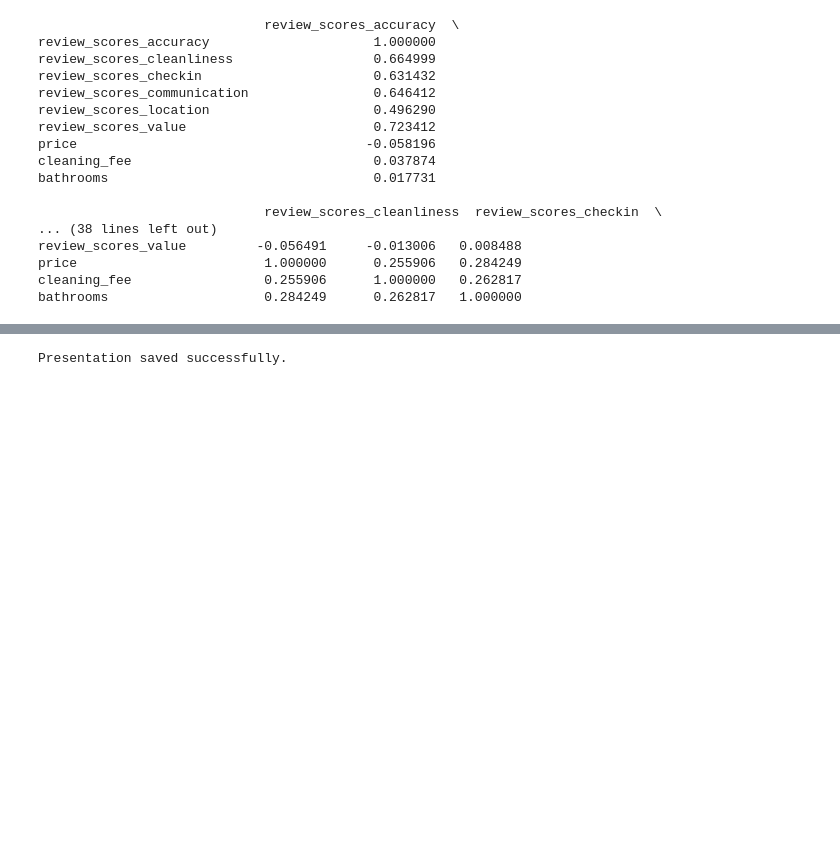
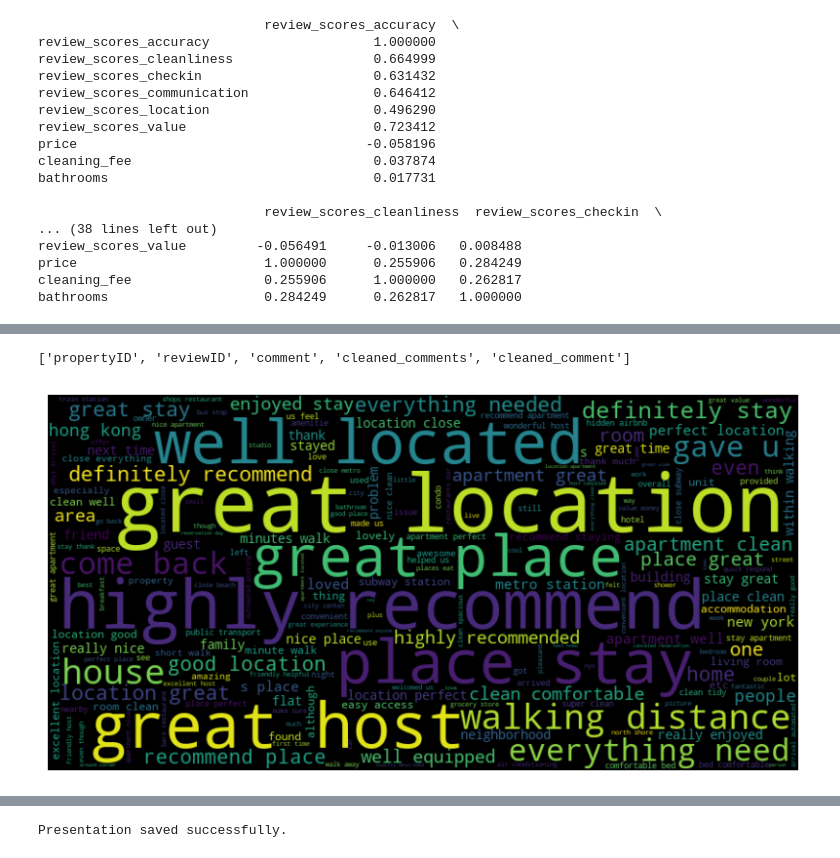
Before and after one commit to vsanjayHub/AIProjects, a Jupyter notebook: AirBnbEDA.ipynb, the cells around one changed output, grey strips where cells are left out. Cells and saved outputs as stored; diff of their text form; code cells hidden in the pictures; blank space fills up the shorter version.

```diff
--- a/AirBnbEDA.ipynb
+++ b/AirBnbEDA.ipynb
@@ -1034,3 +1220,14 @@ for point in points:
     p.space_after = Inches(0.1)
     # Center the bullet points
     p.alignment = PP_ALIGN.LEFT
+# %%
+# Load the CSV file and assign column names
+data = []
+with open('translated_review_comments.txt', 'r') as file:
+    for line in file:
+        parts = line.strip().split(' ', 2)  # Split only on the first two spaces
+        if len(parts) == 3:  # Ensure no lines with missing data
+            data.append(parts)
+df = pd.DataFrame(data, columns=['propertyID', 'reviewID', 'comment'])
+
+df.describe()
@@ -1036,0 +1485,26 @@ for point in points:
+# %%
+import nltk
+from nltk.corpus import stopwords
+import string
+
+combined_comments = " ".join(df['comment'].astype(str).tolist())
+# Download stopwords if not already downloaded
+nltk.download('stopwords')
+
+# Function to clean text
+def clean_text(text):
+    # Convert text to lower case
+    text = text.lower()
+    # Remove punctuation
+    text = text.translate(str.maketrans('', '', string.punctuation))
+    # Remove stop words
+    stop_words = set(stopwords.words('english'))
+    text = ' '.join([word for word in text.split() if word not in stop_words])
+    return text
+
+# Clean the combined comments
+cleaned_comments = clean_text(combined_comments)
+df['cleaned_comment'] = df['comment'].apply(clean_text)  # Using the previously defined clean_text function
+
+# Now save the DataFrame to a CSV file
+df.to_csv('cleaned_comments.csv', index=False)
@@ -1036,0 +1582,15 @@ for point in points:
+# %%
+df['cleaned_comments'].describe()
+list(df.columns)
+# %% [output]
+['propertyID', 'reviewID', 'comment', 'cleaned_comments', 'cleaned_comment']
+# %%
+aggregated_reviews = df.groupby('propertyID')['cleaned_comment'].apply(lambda x: ' '.join(x)).str.cat(sep=' ')
+wordcloud = WordCloud(width=800, height=400).generate(aggregated_reviews)
+wordcloud.to_file("aggregate_wordcloud.png")
+plt.figure(figsize=(10, 5))
+plt.imshow(wordcloud, interpolation='bilinear')
+plt.axis('off')
+plt.show()
+# %% [output]
+[figure, added]
```
Also changed, not shown: parts of 50 cells of this notebook, 2 other files.
